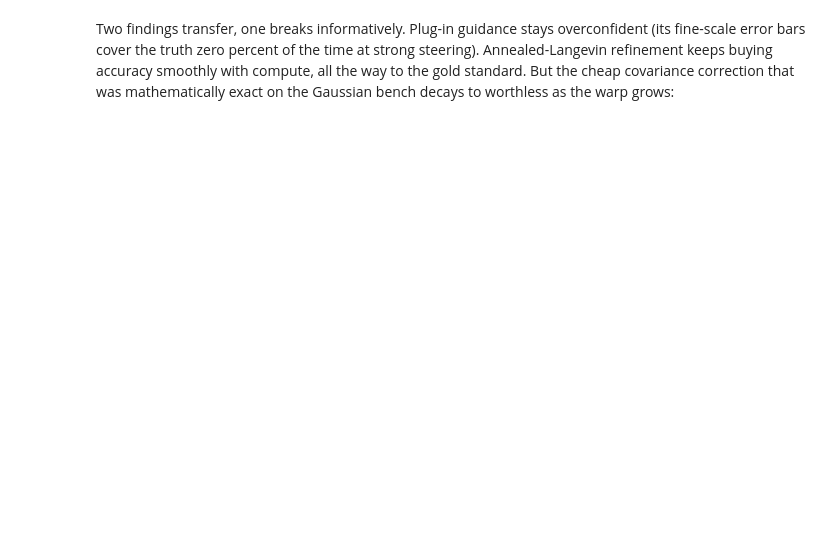
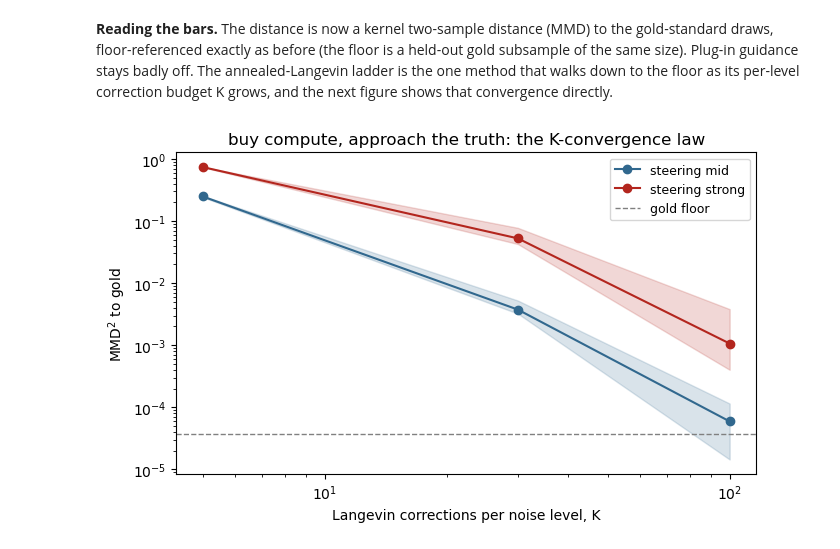
Before and after one commit to AndreasTersenov/tilt-audit, a Jupyter notebook: notebooks/04_gold_standards_and_transfer.ipynb, the cells around one changed output. Drawn from its saved outputs; the diff is of its cells as text; code cells hidden in the pictures; blank space fills up the shorter version.

```diff
--- a/notebooks/04_gold_standards_and_transfer.ipynb
+++ b/notebooks/04_gold_standards_and_transfer.ipynb
@@ -76,7 +138,34 @@ plt.show()
-# %% [markdown]
-Two findings transfer, one breaks informatively. Plug-in guidance stays
-overconfident (its fine-scale error bars cover the truth zero percent of the
-time at strong steering). Annealed-Langevin refinement keeps buying accuracy
-smoothly with compute, all the way to the gold standard. But the cheap
-covariance correction that was mathematically exact on the Gaussian bench
-decays to worthless as the warp grows:
+# %% [markdown]
+**Reading the bars.** The distance is now a kernel two-sample distance
+(MMD) to the gold-standard draws, floor-referenced exactly as before (the
+floor is a held-out gold subsample of the same size). Plug-in guidance stays
+badly off. The annealed-Langevin ladder is the one method that walks down to
+the floor as its per-level correction budget K grows, and the next figure
+shows that convergence directly.
+# %%
+fig, ax = plt.subplots(figsize=(6.8, 4.2))
+for tiltname, color in (("mid", "#31688e"), ("strong", "#b3261e")):
+    Ks, med, lo, hi = [], [], [], []
+    for K, name in ((5, "remy5"), (30, "remy30"), (100, "remy100")):
+        v = by.get((tiltname, name), [])
+        if v:
+            Ks.append(K)
+            med.append(np.median(v))
+            lo.append(np.quantile(v, 0.25))
+            hi.append(np.quantile(v, 0.75))
+    ax.plot(Ks, med, "o-", color=color, label=f"steering {tiltname}")
+    ax.fill_between(Ks, lo, hi, color=color, alpha=0.18)
+fl = [abs(v) for v in by.get(("mid", "gold_floor"), [])]
+if fl:
+    ax.axhline(np.median(fl), color="gray", ls="--", lw=1,
+               label="gold floor")
+ax.set_xscale("log")
+ax.set_yscale("log")
+ax.set_xlabel("Langevin corrections per noise level, K")
+ax.set_ylabel("MMD$^2$ to gold")
+ax.set_title("buy compute, approach the truth: the K-convergence law")
+ax.legend(fontsize=9)
+plt.tight_layout()
+plt.show()
+# %% [output]
+[figure, added]
```
Also changed, not shown: parts of 10 cells of this notebook, 4 other files.
